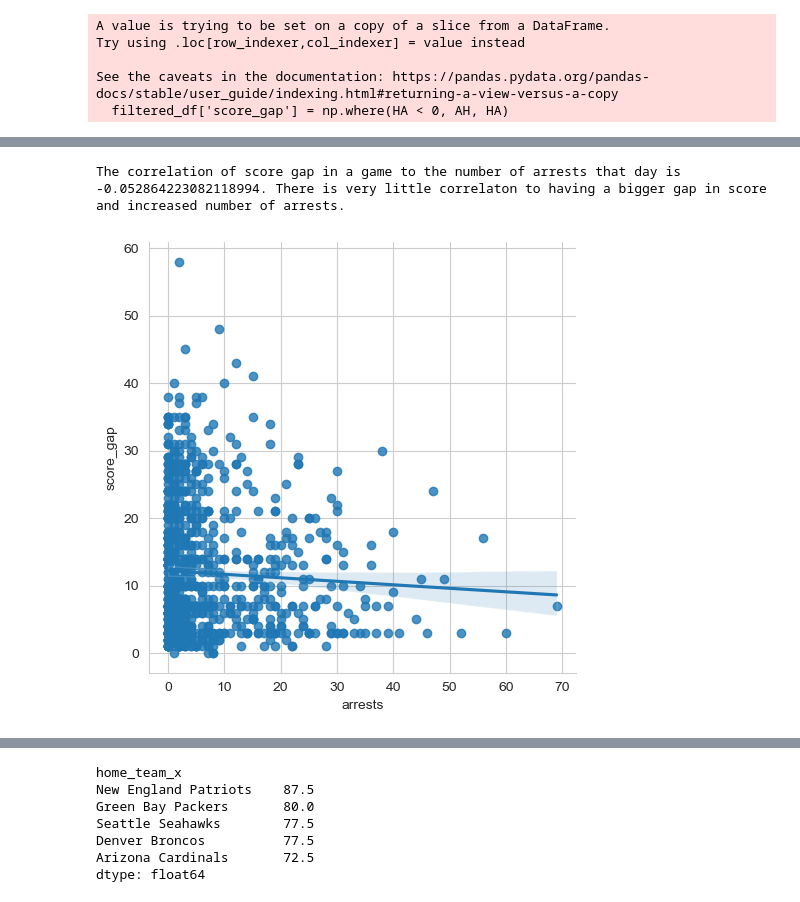
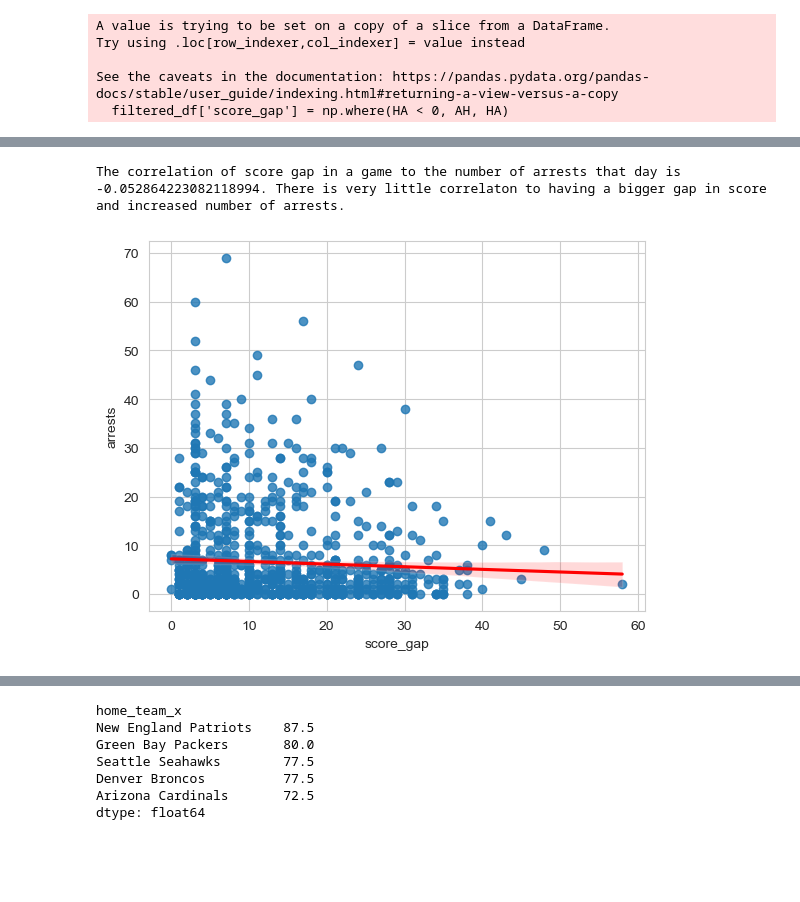
Before and after one commit to EmanPresley/SMU-Project-1-NFL-Arrests, a Jupyter notebook: Eman_work/Eman_work.ipynb, the cells around one changed output, grey strips where cells are left out. Drawn from its saved outputs; the diff is of its cells as text; code cells hidden in the pictures; blank space fills up the shorter version.

Commit message:
Changed regression line color

```diff
--- a/Eman_work/Eman_work.ipynb
+++ b/Eman_work/Eman_work.ipynb
@@ -157,15 +157,16 @@ filtered_df.head(20)
 | 19 | 2011 | September 18 | San Francisco 49ers | Dallas Cowboys | 24 | 27 | 3 | Dallas Cowboys | ... |
 # %%
 # Are there any correlation between score gap and total number of arrests on that game day
-sns.lmplot(x="arrests", y="score_gap", data=filtered_df);
+sns.regplot(x="score_gap", y="arrests", data=filtered_df,line_kws={'color': 'red'});
+
 
 #add correlation coefficient to plot
 filtered_df['score_gap'].corr(filtered_df['arrests'])
 
 print(f"The correlation of score gap in a game to the number of arrests that day is {filtered_df['score_gap'].corr(filtered_df['arrests'])}. There is very little correlaton to having a bigger gap in score and increased number of arrests.")
 # %% [output]
 The correlation of score gap in a game to the number of arrests that day is -0.052864223082118994. There is very little correlaton to having a bigger gap in score and increased number of arrests.
-[figure, old version]
+[figure, new version]
 # %%
 filtered_df.head()
 # %% [output]
```
Also changed, not shown: parts of 1 cell of this notebook.
